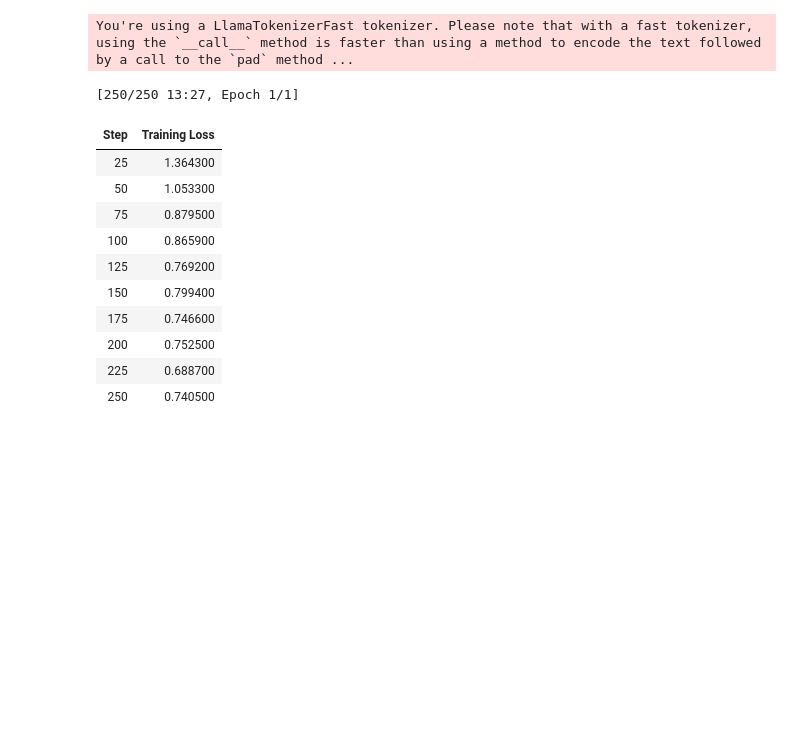
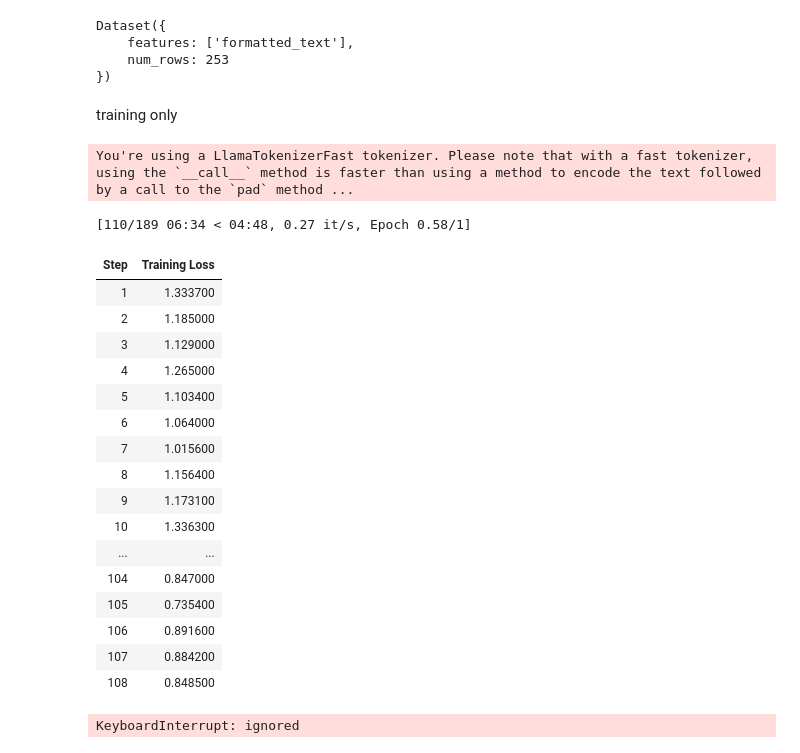
Before and after one commit to HSORI-SLSL/AI-Lab, a Jupyter notebook: llamawithoutlabel.ipynb, the cells around one changed output. Saved outputs shown, nothing was run; the diff lists cells and outputs as text; code cells hidden in the pictures; blank space fills up the shorter version.

Commit message:
llama2withoutlabel validation update

```diff
--- a/llamawithoutlabel.ipynb
+++ b/llamawithoutlabel.ipynb
@@ -23 +24,6 @@ import pandas as pd
+# %%
+from sklearn.model_selection import train_test_split
+
+# Train-test split
+train_data, test_data = train_test_split(df, test_size=0.25)
 # %%
@@ -33,3 +34,6 @@ formatted_dataset = df.apply(format_data, axis=1).tolist()
+# %%
+# 데이터셋 변환
+formatted_train_dataset = train_data.apply(format_data, axis=1).tolist()
 # %%
 import datasets
-dataset = datasets.Dataset.from_pandas(pd.DataFrame(data=formatted_dataset))
+train_dataset = datasets.Dataset.from_pandas(pd.DataFrame(data=formatted_train_dataset))
@@ -54,3 +52,10 @@ dataset
+# %%
+test_dataset
+# %% [output]
+Dataset({
+    features: ['formatted_text'],
+    num_rows: 253
+})
 # %%
 !pip install -q accelerate==0.21.0 peft==0.4.0 bitsandbytes==0.40.2 transformers==4.31.0 trl==0.4.7
 # %%
@@ -70,10 +75,10 @@ from peft import LoraConfig, PeftModel
 from trl import SFTTrainer
 # %%
 # The model that you want to train from the Hugging Face hub
-model_name = "NousResearch/Llama-2-7b-chat-hf"
+model_name = "NousResearch/Llama-2-7b-hf"
 
 # The instruction dataset to use
-dataset_name = "dataset"
+dataset_name = "train_dataset"
 
 # Fine-tuned model name
 new_model = "silok"
@@ -162,7 +167,9 @@ group_by_length = True
 save_steps = 0
 
 # Log every X updates steps
-logging_steps = 25
+logging_steps = 1
+
+eval_steps = 1
 
 ################################################################################
 # SFT parameters
@@ -176,6 +183,8 @@ packing = False
 
 # Load the entire model on the GPU 0
 device_map = {"": 0}
+# %% [markdown]
+training only
 # %%
 # Load dataset (you can process it here)
 #dataset = load_dataset(dataset_name, split="train")
@@ -234,42 +243,49 @@ training_arguments = TrainingArguments(
     weight_decay=weight_decay,
     fp16=fp16,
     bf16=bf16,
     max_grad_norm=max_grad_norm,
     max_steps=max_steps,
     warmup_ratio=warmup_ratio,
     group_by_length=group_by_length,
     lr_scheduler_type=lr_scheduler_type,
     report_to="tensorboard"
 )
 
 # Set supervised fine-tuning parameters
 trainer = SFTTrainer(
     model=model,
-    train_dataset=dataset,
+    train_dataset=train_dataset,
     peft_config=peft_config,
     dataset_text_field="formatted_text",
     max_seq_length=max_seq_length,
     tokenizer=tokenizer,
     args=training_arguments,
     packing=packing,
 )
 
 # Train model
 trainer.train()
 
 # Save trained model
 trainer.model.save_pretrained(new_model)
 # %% [output]
 You're using a LlamaTokenizerFast tokenizer. Please note that with a fast tokenizer, using the `__call__` method is faster than using a method to encode the text followed by a call to the `pad` method ...
-[250/250 13:27, Epoch 1/1]
+[110/189 06:34 < 04:48, 0.27 it/s, Epoch 0.58/1]
 | Step | Training Loss |
-| 25 | 1.364300 |
-| 50 | 1.053300 |
-| 75 | 0.879500 |
-| 100 | 0.865900 |
-| 125 | 0.769200 |
-| 150 | 0.799400 |
-| 175 | 0.746600 |
-| 200 | 0.752500 |
-| 225 | 0.688700 |
-| 250 | 0.740500 |
+| 1 | 1.333700 |
+| 2 | 1.185000 |
+| 3 | 1.129000 |
+| 4 | 1.265000 |
+| 5 | 1.103400 |
+| 6 | 1.064000 |
+| 7 | 1.015600 |
+| 8 | 1.156400 |
+| 9 | 1.173100 |
+| 10 | 1.336300 |
+| ... | ... |
+| 104 | 0.847000 |
+| 105 | 0.735400 |
+| 106 | 0.891600 |
+| 107 | 0.884200 |
+| 108 | 0.848500 |
+KeyboardInterrupt: ignored
```
Also changed, not shown: parts of 22 cells of this notebook.
